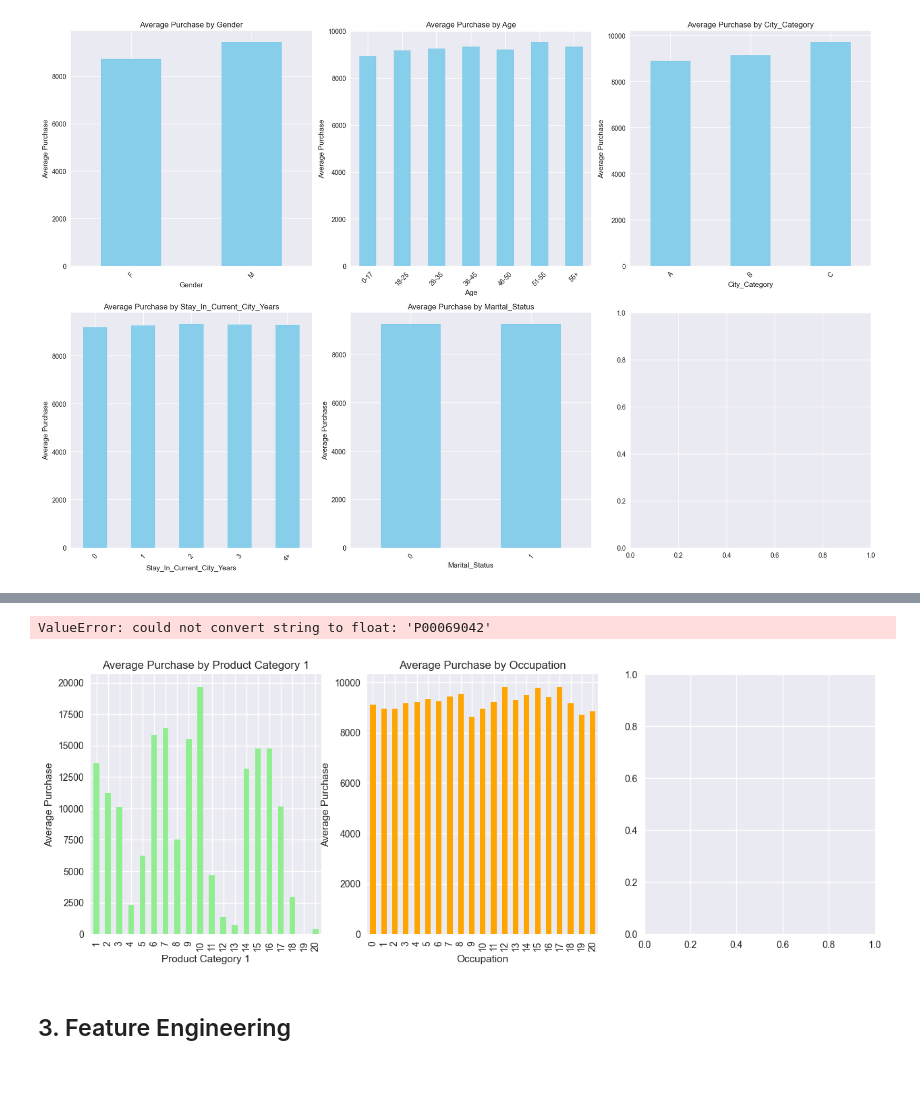
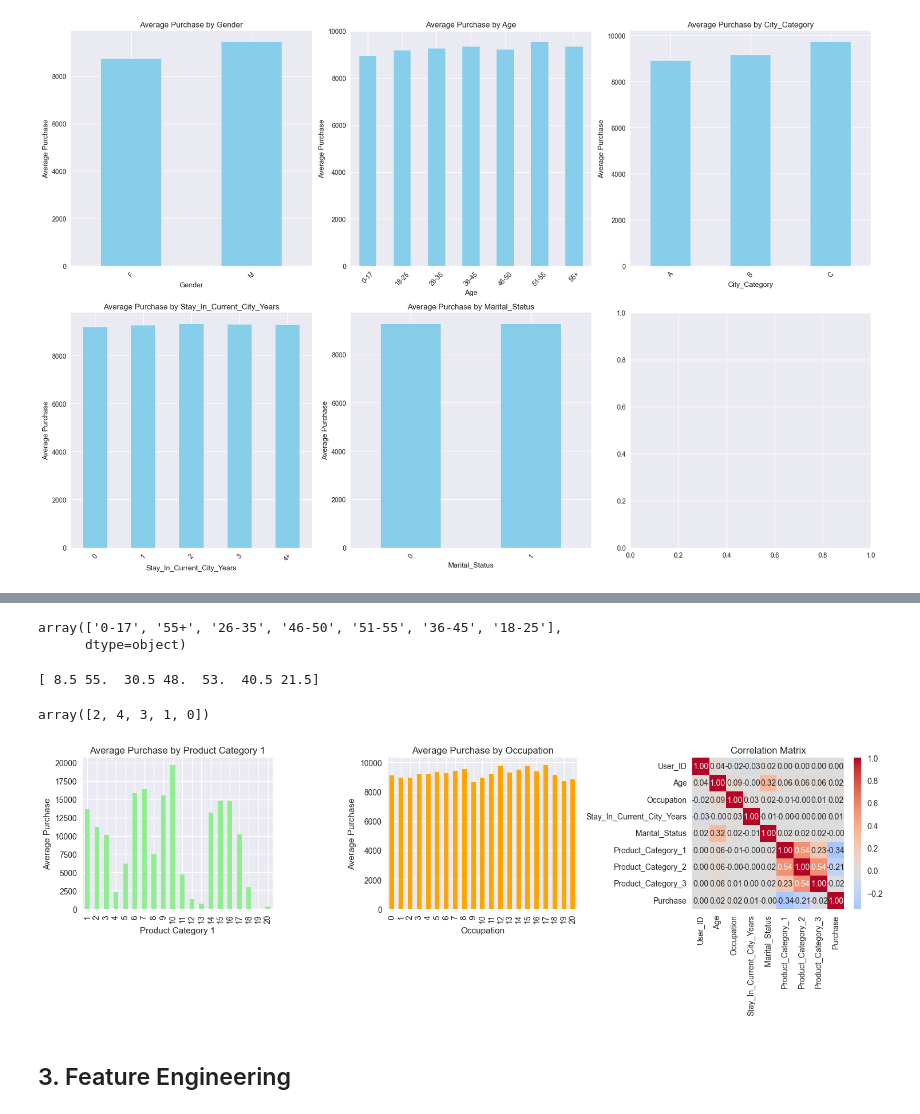
Before and after one commit to ahaythorpe/Data-Analysis, a Jupyter notebook: notebook/customer_EDA/Customer_Pricing_Prediction_Analysis.ipynb, the cells around one changed output, grey strips where cells are left out. Drawn from its saved outputs; the diff is of its cells as text; code cells hidden in the pictures; blank space fills up the shorter version.

```diff
--- a/notebook/customer_EDA/Customer_Pricing_Prediction_Analysis.ipynb
+++ b/notebook/customer_EDA/Customer_Pricing_Prediction_Analysis.ipynb
@@ -148,3 +169,7 @@ plt.tight_layout()
 plt.show()
 # %% [output]
 [figure]
+# %%
+train_data_num = train_data.drop(['Product_ID','Gender','City_Category'], axis=1)
+print(train_data_num.dtypes)
+train_data_num
@@ -151,30 +200,58 @@ plt.show()
+# %%
+train_data_num['Age'].unique()
+# %% [output]
+array(['0-17', '55+', '26-35', '46-50', '51-55', '36-45', '18-25'],
+      dtype=object)
+# %%
+# Convert Age ranges to average float using split and mean in a lambda
+def age_to_avg(age_str):
+    if '+' in age_str:
+        return float(age_str.replace('+', ''))  # e.g., '55+' becomes 55.0
+    parts = age_str.split('-')
+
+    return np.mean([float(p) for p in parts])
+
+train_data_num['Age'] = train_data_num['Age'].apply(lambda x: age_to_avg(x))
+print(train_data_num['Age'].unique())
+# %% [output]
+[ 8.5 55.  30.5 48.  53.  40.5 21.5]
+# %%
+train_data_num['Stay_In_Current_City_Years'] = train_data_num['Stay_In_Current_City_Years'].apply(
+    lambda x: 4 if x == '4+' else int(x)
+)
+# %%
+train_data_num['Stay_In_Current_City_Years'].unique()
+# %% [output]
+array([2, 4, 3, 1, 0])
 # %%
-# Product category analysis
+#============================================================================
+# Plotting - Product Category Analysis
+# =============================================================================
+
 
 
 plt.figure(figsize=(15, 5))
 
 plt.subplot(1, 3, 1)
 train_data.groupby('Product_Category_1')['Purchase'].mean().plot(kind='bar', color='lightgreen')
 plt.title('Average Purchase by Product Category 1')
 plt.xlabel('Product Category 1')
 plt.ylabel('Average Purchase')
 
 plt.subplot(1, 3, 2)
 train_data.groupby('Occupation')['Purchase'].mean().plot(kind='bar', color='orange')
 plt.title('Average Purchase by Occupation')
 plt.xlabel('Occupation')
 plt.ylabel('Average Purchase')
 
 plt.subplot(1, 3, 3)
-correlation_matrix = train_data.corr()
+correlation_matrix = train_data_num.corr()
 sns.heatmap(correlation_matrix, annot=True, cmap='coolwarm', center=0, fmt='.2f')
 plt.title('Correlation Matrix')
 
 plt.tight_layout()
 plt.show()
 # %% [output]
-ValueError: could not convert string to float: 'P00069042'
-[figure, old version]
+[figure, new version]
 # %% [markdown]
 ## 3. Feature Engineering
```
Also changed, not shown: parts of 13 cells of this notebook.
